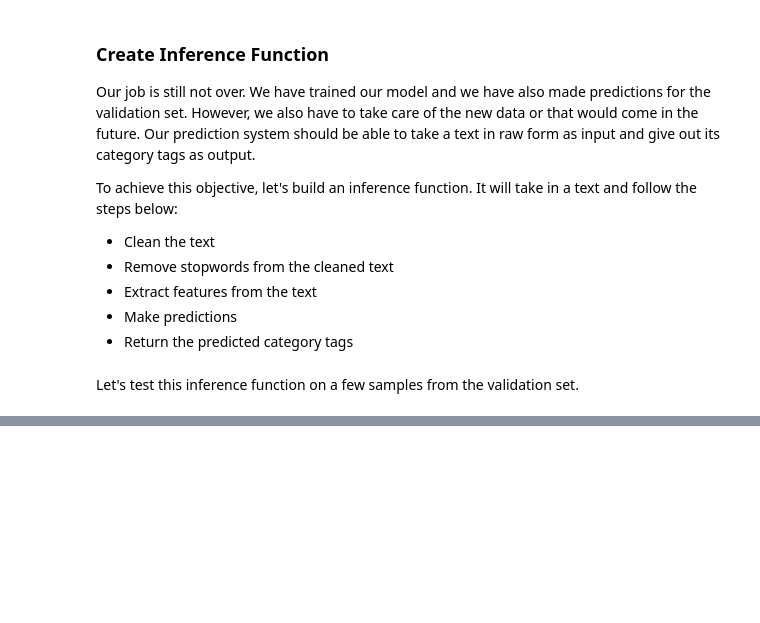
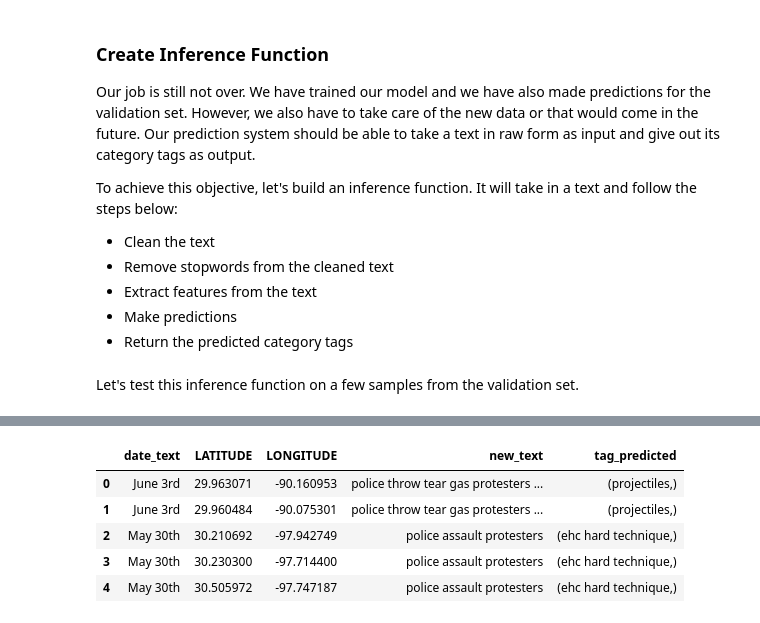
Before and after one commit to BloomTech-Labs/Labs25-Human_Rights_First-TeamC-DS, a Jupyter notebook: notebooks/Category_prediction.ipynb, the cells around one changed output, grey strips where cells are left out. Drawn from its saved outputs; the diff is of its cells as text; code cells hidden in the pictures; blank space fills up the shorter version.

```diff
--- a/notebooks/Category_prediction.ipynb
+++ b/notebooks/Category_prediction.ipynb
@@ -346,0 +347,5 @@ Actual tag:  Blunt Impact
+# %%
+df_new = df.copy()
+# %%
+df_new = df_new[['date_text', 'LATITUDE', 'LONGITUDE', 'new_text']]
+df_new.head(5)
@@ -346,0 +359,14 @@ Actual tag:  Blunt Impact
+# %%
+new__tfidf = tfidf_vectorizer.transform(df_new['new_text'])
+y_pred = clf.predict(new__tfidf)
+
+df_new['tag_predicted'] = multilabel_binarizer.inverse_transform(y_pred)
+# %%
+df_new.head(5)
+# %% [output]
+|  | date_text | LATITUDE | LONGITUDE | new_text | tag_predicted |
+| 0 | June 3rd | 29.963071 | -90.160953 | police throw tear gas protesters ... | (projectiles,) |
+| 1 | June 3rd | 29.960484 | -90.075301 | police throw tear gas protesters ... | (projectiles,) |
+| 2 | May 30th | 30.210692 | -97.942749 | police assault protesters | (ehc hard technique,) |
+| 3 | May 30th | 30.230300 | -97.714400 | police assault protesters | (ehc hard technique,) |
+| 4 | May 30th | 30.505972 | -97.747187 | police assault protesters | (ehc hard technique,) |
```
Also changed, not shown: parts of 12 cells of this notebook.
